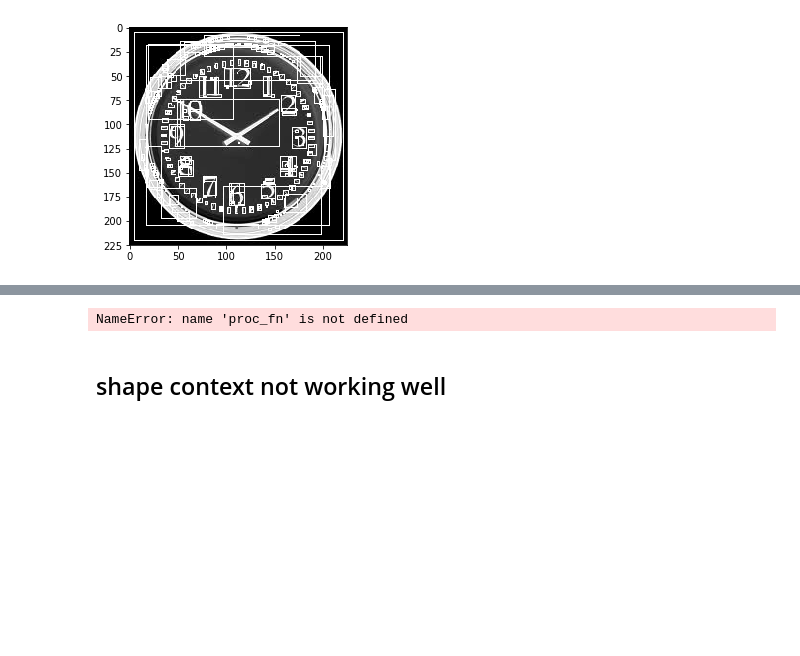
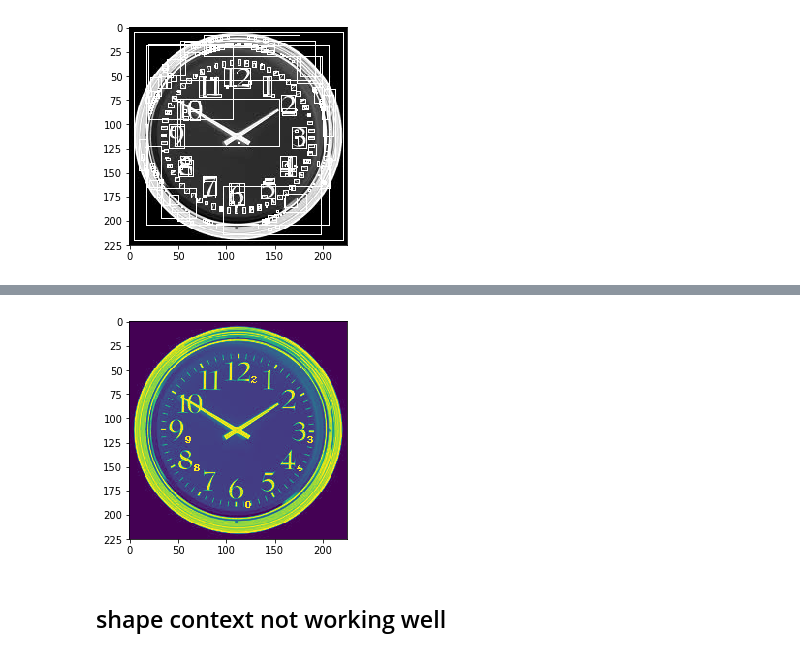
Before and after one commit to coolmich/coco, a Jupyter notebook: clock_algo/digit detection pipeline.ipynb, the cells around one changed output, grey strips where cells are left out. Saved outputs shown, nothing was run; the diff lists cells and outputs as text; code cells hidden in the pictures; blank space fills up the shorter version.

Commit message:
extra model perform well when cropping of digit is good, subject to performance of crop

```diff
--- a/clock_algo/digit detection pipeline.ipynb
+++ b/clock_algo/digit detection pipeline.ipynb
@@ -146,7 +146,9 @@ draw_contour_bb(hay_img, None, merged_candidate_bb, 255)
 from torch import load
 
 from image_util import *
-model = load('cropped_vanilla_model_epoch_39.pkl')
+model = load('vanilla_extra/epoch_25.pkl')
+# %%
+merged_candidate_bb.append((103, 161, 16, 21))
 # %%
 for bb in merged_candidate_bb:
     x, y, w, h = bb
@@ -171,7 +175,17 @@ high probability for (168, 103, 15, 22) predicted as 6
-# %%
-proc_fn
-# %% [output]
-NameError: name 'proc_fn' is not defined
+# %%
+def draw_prediction(model, image, bb_list):
+    hay_img = np.copy(image)
+    for bb in bb_list:
+        x, y, w, h = bb
+        tensor = cv2tensor(hay_img[y:y+h, x:x+w])
+        prob = predict_image(tensor, model)[0]
+        if max(prob) > 0.9:
+            text = '{}'.format(np.argmax(prob))
+            cv2.putText(hay_img, text, (x+w, y+h), cv2.FONT_HERSHEY_COMPLEX_SMALL, 0.5, (255, 255, 255))
+    plt.imshow(hay_img)
+draw_prediction(model, hay_img, merged_candidate_bb)
+# %% [output]
+[figure, added]
 # %% [markdown]
 ## shape context not working well
 # %%
```
Also changed, not shown: parts of 4 cells of this notebook, 3 other files.
